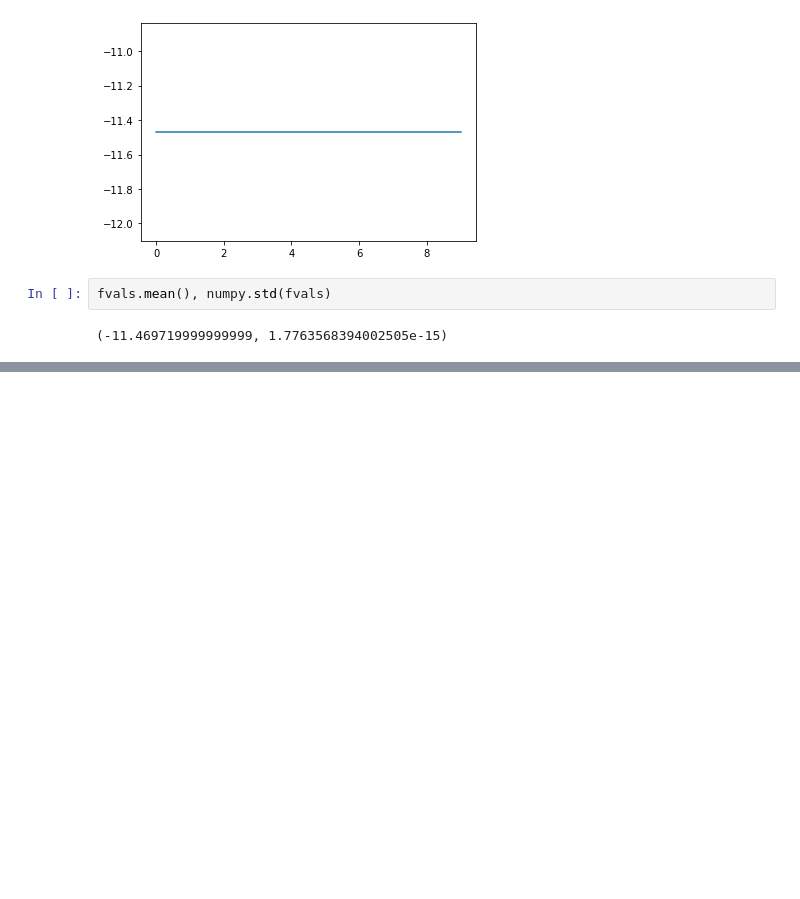
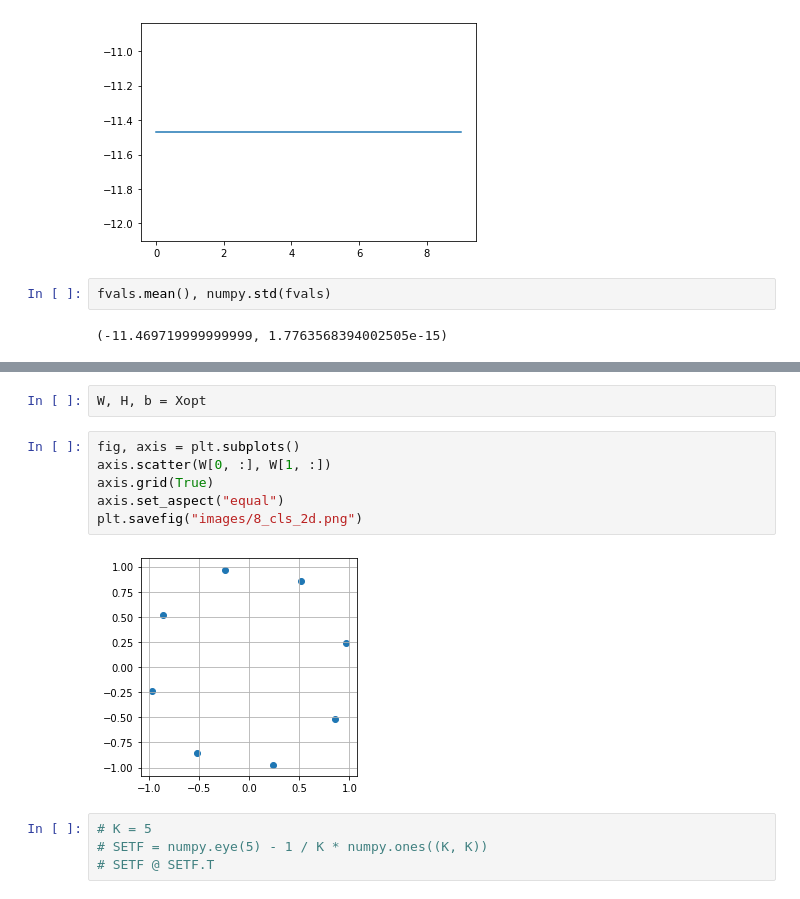
Before and after one commit to 10258392511/NeuralCollapse, a Jupyter notebook: experiments.ipynb, the cells around one changed output, grey strips where cells are left out. Cells and saved outputs as stored; diff of their text form; blank space fills up the shorter version.

```diff
--- a/experiments.ipynb
+++ b/experiments.ipynb
@@ -335,0 +359,14 @@ fvals.mean(), numpy.std(fvals)
+# %%
+W, H, b = Xopt
+# %%
+fig, axis = plt.subplots()
+axis.scatter(W[0, :], W[1, :])
+axis.grid(True)
+axis.set_aspect("equal")
+plt.savefig("images/8_cls_2d.png")
+# %% [output]
+[figure, added]
+# %%
+# K = 5
+# SETF = numpy.eye(5) - 1 / K * numpy.ones((K, K))
+# SETF @ SETF.T
```
Also changed, not shown: parts of 17 cells of this notebook, 4 other files.
